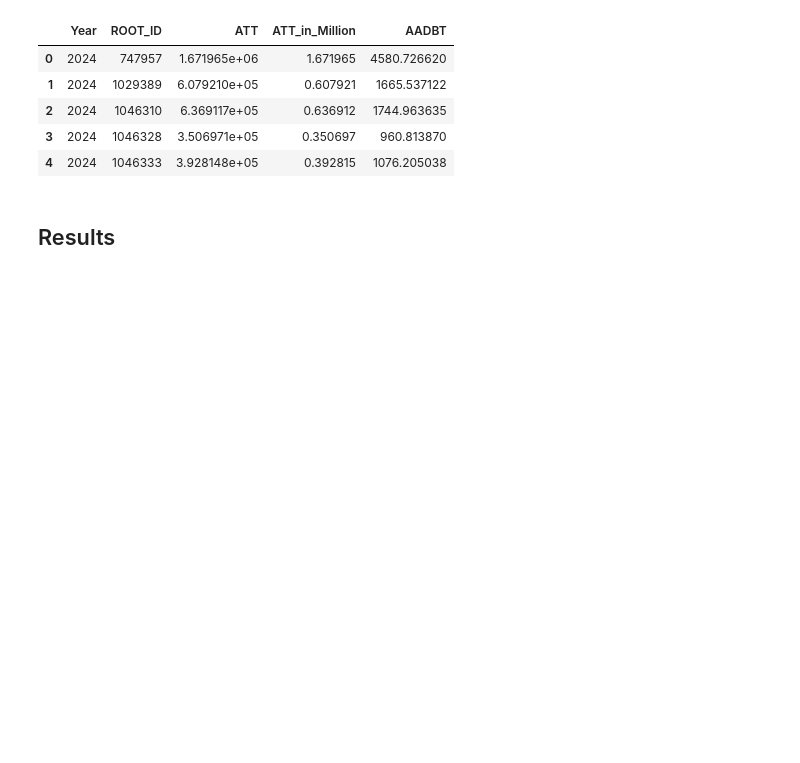
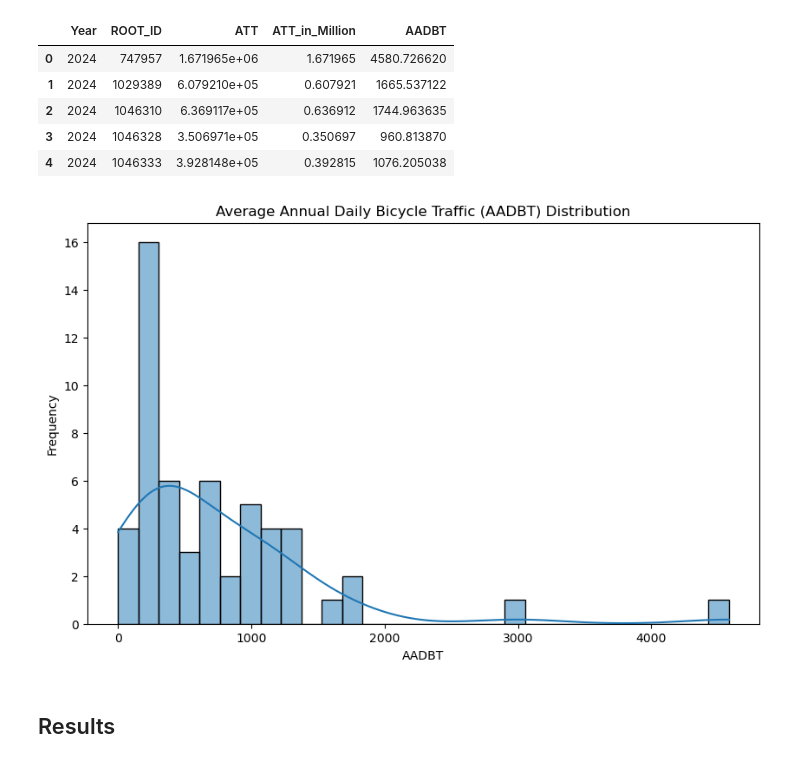
Before and after one commit to cyclingMoritz/250MUM006, a Jupyter notebook: notebooks/015-luca_expansion_factors_application-bicizen.ipynb, the cells around one changed output. Cells and saved outputs as stored; diff of their text form; code cells hidden in the pictures; blank space fills up the shorter version.

```diff
--- a/notebooks/015-luca_expansion_factors_application.ipynb
+++ b/notebooks/015-luca_expansion_factors_application-bicizen.ipynb
@@ -297,6 +320,19 @@ annual_volume.head()
 | 2 | 2024 | 1046310 | 6.369117e+05 | 0.636912 | 1744.963635 |
 | 3 | 2024 | 1046328 | 3.506971e+05 | 0.350697 | 960.813870 |
 | 4 | 2024 | 1046333 | 3.928148e+05 | 0.392815 | 1076.205038 |
+# %%
+# Make a plot of AADBT distribution
+plt.figure(figsize=(10, 6))
+
+# Plot AADBT distribution
+sns.histplot(annual_volume['AADBT'], bins=30, kde=True)
+plt.title('Average Annual Daily Bicycle Traffic (AADBT) Distribution')
+plt.xlabel('AADBT')
+plt.ylabel('Frequency')
+
+plt.show()
+# %% [output]
+[figure, added]
 # %% [markdown]
 ## Results
 # %%
```
Also changed, not shown: parts of 13 cells of this notebook, 1 other file.
